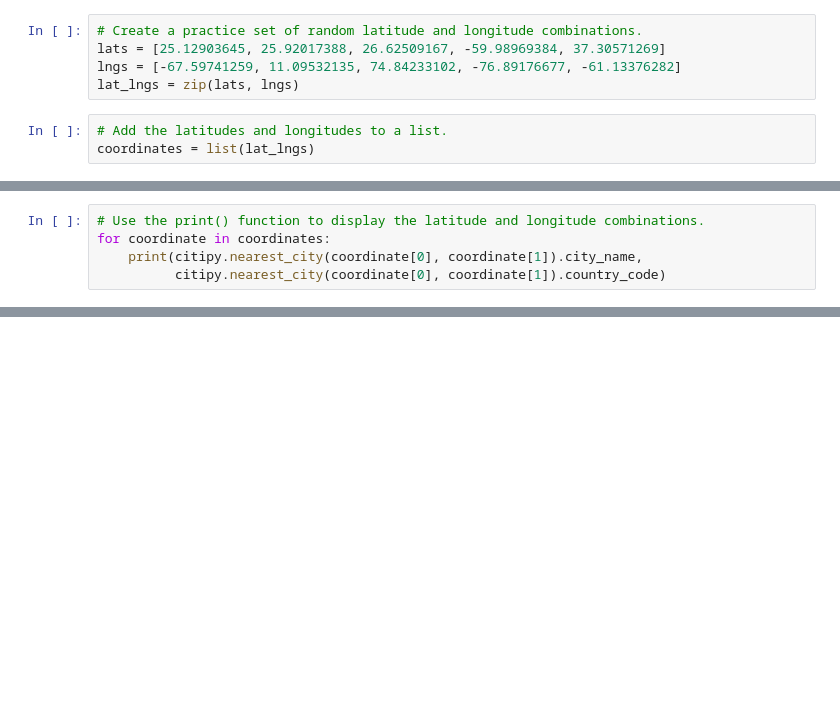
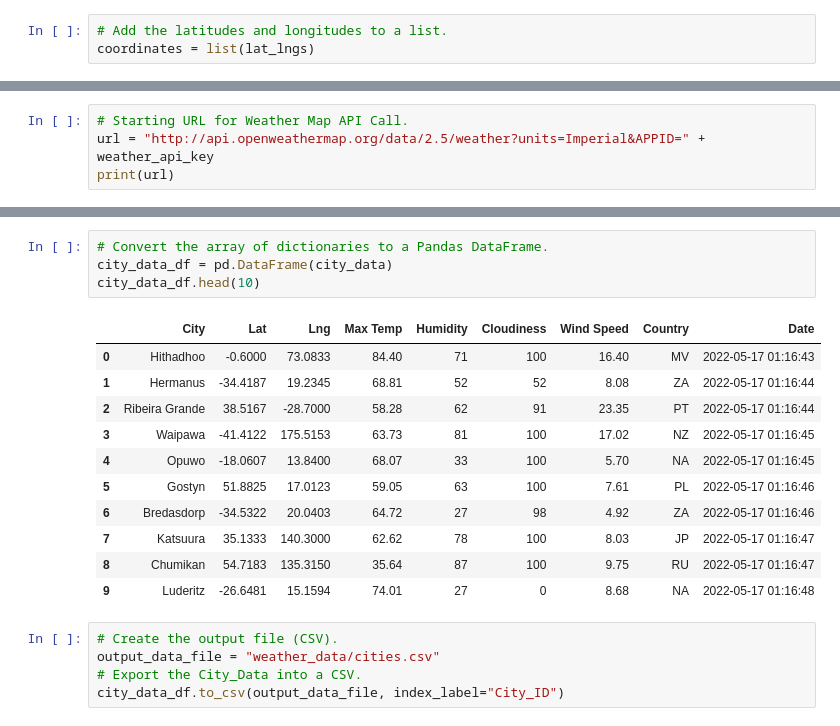
Before and after one commit to mi484811/World_Weather_Analysis, a Jupyter notebook: WeatherPy.ipynb, the cells around one changed output, grey strips where cells are left out. Saved outputs shown, nothing was run; the diff lists cells and outputs as text; blank space fills up the shorter version.

```diff
--- a/WeatherPy.ipynb
+++ b/WeatherPy.ipynb
@@ -12,11 +11,6 @@ lat_lngs = zip(lats, lngs)
 lat_lngs
 # %% [output]
 <zip at 0x...>
-# %%
-# Create a practice set of random latitude and longitude combinations.
-lats = [25.12903645, 25.92017388, 26.62509167, -59.98969384, 37.30571269]
-lngs = [-67.59741259, 11.09532135, 74.84233102, -76.89176677, -61.13376282]
-lat_lngs = zip(lats, lngs)
 # %%
 # Add the latitudes and longitudes to a list.
 coordinates = list(lat_lngs)
@@ -49,5 +38,0 @@ len(cities)
-# %%
-# Use the print() function to display the latitude and longitude combinations.
-for coordinate in coordinates:
-    print(citipy.nearest_city(coordinate[0], coordinate[1]).city_name,
-          citipy.nearest_city(coordinate[0], coordinate[1]).country_code)
@@ -59,0 +61,4 @@ saint george bm
+# %%
+# Starting URL for Weather Map API Call.
+url = "http://api.openweathermap.org/data/2.5/weather?units=Imperial&APPID=" + weather_api_key
+print(url)
@@ -59,0 +149,21 @@ saint george bm
+# %%
+# Convert the array of dictionaries to a Pandas DataFrame.
+city_data_df = pd.DataFrame(city_data)
+city_data_df.head(10)
+# %% [output]
+|  | City | Lat | Lng | Max Temp | Humidity | Cloudiness | Wind Speed | Country | Date |
+| 0 | Hithadhoo | -0.6000 | 73.0833 | 84.40 | 71 | 100 | 16.40 | MV | 2022-05-17 01:16:43 |
+| 1 | Hermanus | -34.4187 | 19.2345 | 68.81 | 52 | 52 | 8.08 | ZA | 2022-05-17 01:16:44 |
+| 2 | Ribeira Grande | 38.5167 | -28.7000 | 58.28 | 62 | 91 | 23.35 | PT | 2022-05-17 01:16:44 |
+| 3 | Waipawa | -41.4122 | 175.5153 | 63.73 | 81 | 100 | 17.02 | NZ | 2022-05-17 01:16:45 |
+| 4 | Opuwo | -18.0607 | 13.8400 | 68.07 | 33 | 100 | 5.70 | NA | 2022-05-17 01:16:45 |
+| 5 | Gostyn | 51.8825 | 17.0123 | 59.05 | 63 | 100 | 7.61 | PL | 2022-05-17 01:16:46 |
+| 6 | Bredasdorp | -34.5322 | 20.0403 | 64.72 | 27 | 98 | 4.92 | ZA | 2022-05-17 01:16:46 |
+| 7 | Katsuura | 35.1333 | 140.3000 | 62.62 | 78 | 100 | 8.03 | JP | 2022-05-17 01:16:47 |
+| 8 | Chumikan | 54.7183 | 135.3150 | 35.64 | 87 | 100 | 9.75 | RU | 2022-05-17 01:16:47 |
+| 9 | Luderitz | -26.6481 | 15.1594 | 74.01 | 27 | 0 | 8.68 | NA | 2022-05-17 01:16:48 |
+# %%
+# Create the output file (CSV).
+output_data_file = "weather_data/cities.csv"
+# Export the City_Data into a CSV.
+city_data_df.to_csv(output_data_file, index_label="City_ID")
```
Also changed, not shown: parts of 11 cells of this notebook.
